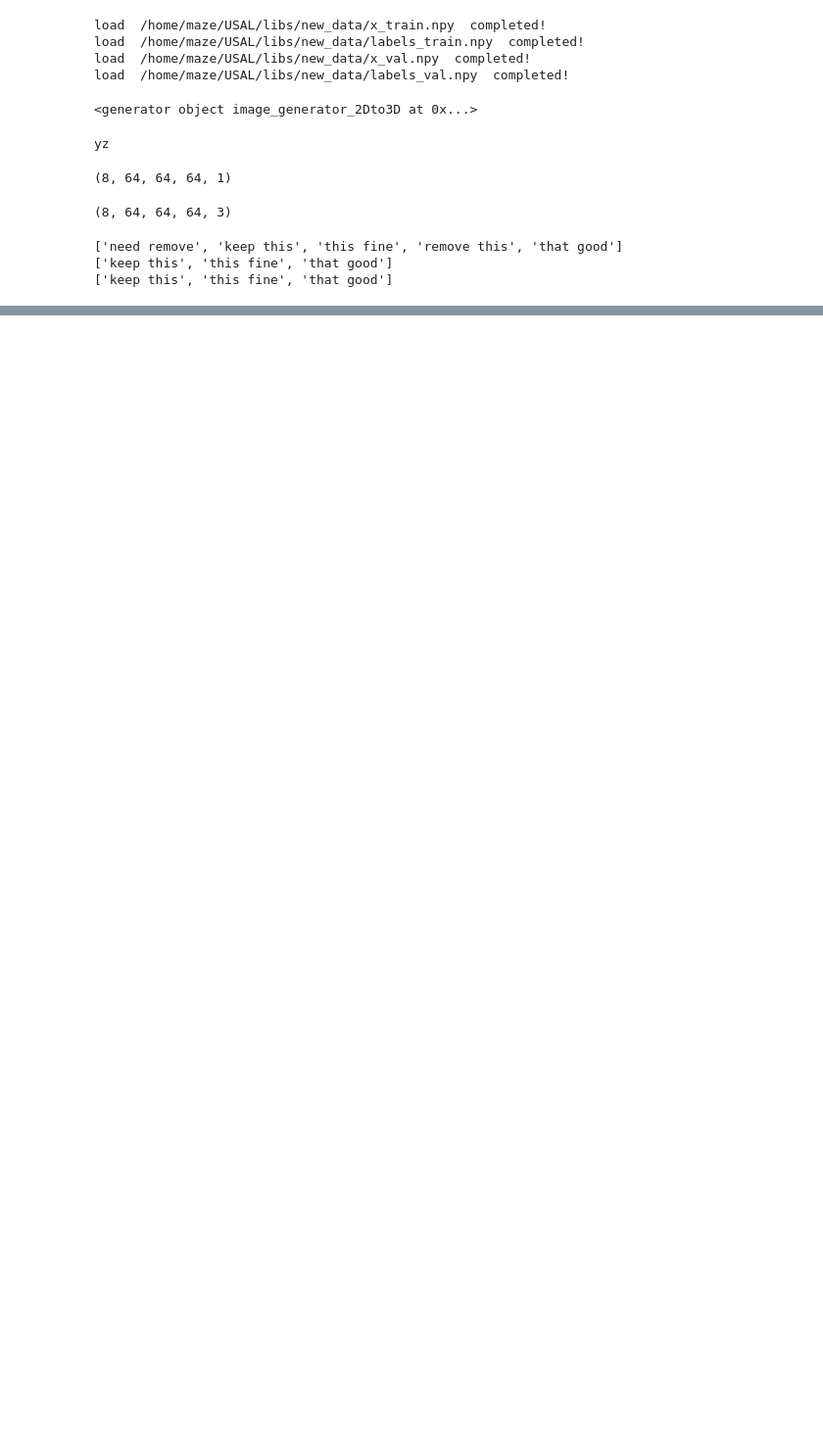
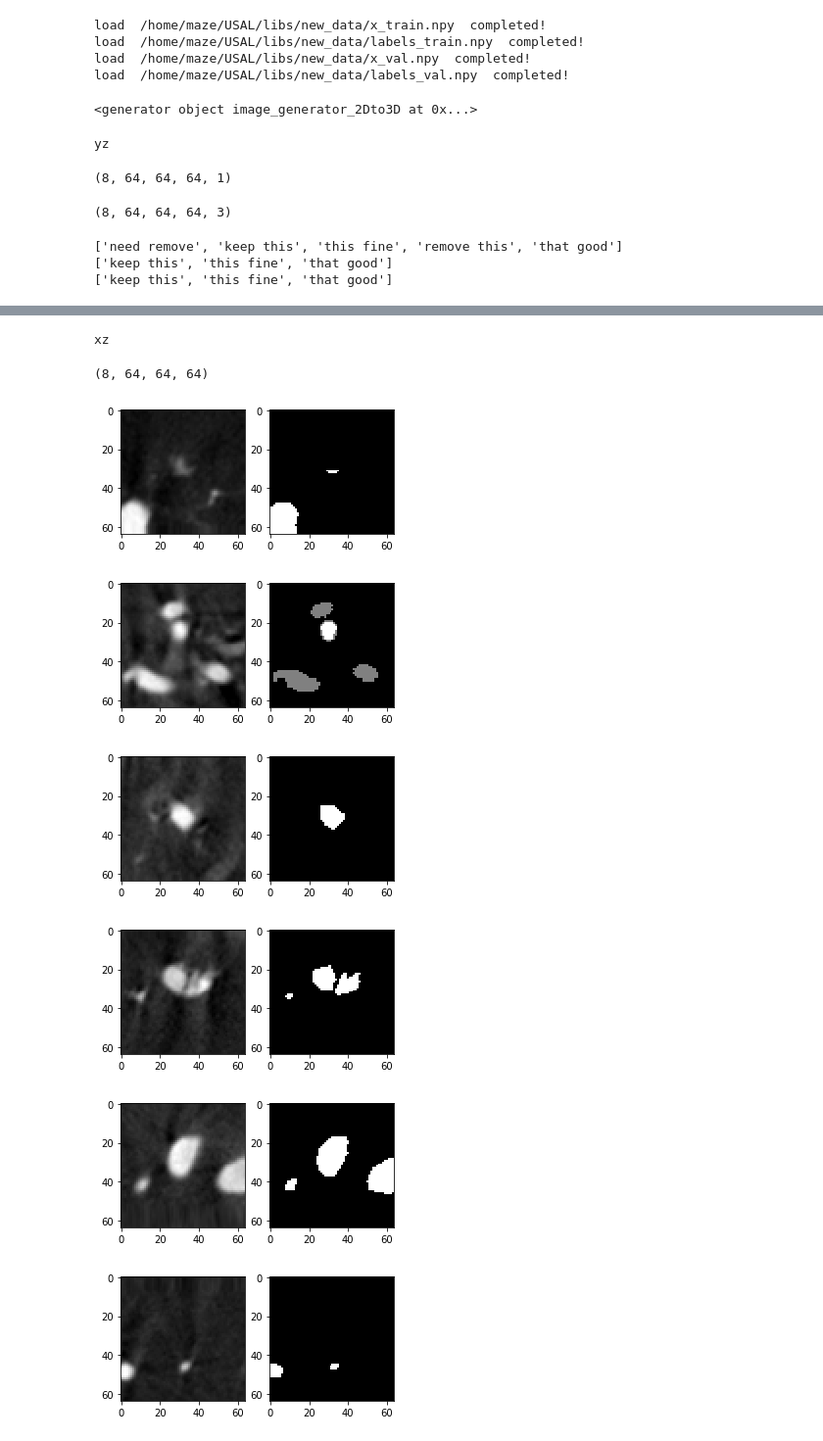
Before and after one commit to zem007/DeepLearning_lib, a Jupyter notebook: projects/dsa_3d_an_seg/playground.ipynb, the cells around one changed output, grey strips where cells are left out. Shown at 98% size. Saved outputs shown, nothing was run; the diff lists cells and outputs as text; code cells hidden in the pictures; blank space fills up the shorter version.

```diff
--- a/projects/dsa_3d_an_seg/playground.ipynb
+++ b/projects/dsa_3d_an_seg/playground.ipynb
@@ -312,0 +364,14 @@ print(A)
+# %%
+gen = image_generator_2Dto3D(data = x_train, label = labels_train, input_generator = keras_image_generator_2D(),
+                            class_num = 3, aug_planes = ['xz'], batch_size = 8, shuffle=False)
+# %%
+(x,y) = next(gen)
+# %% [output]
+xz
+# %%
+x = np.squeeze(x)
+x.shape
+# %% [output]
+(8, 64, 64, 64)
+# %%
+y = np.array(y, dtype='int')
@@ -312,0 +381,15 @@ print(A)
+# %%
+for i in range(8):
+    plt.figure(figsize = (5,150)) # x is spacing between images, and y is the showing size of images
+    plt.subplot(len(x), 2, 2*i+1)
+    plt.imshow(x[i,:,:,16], cmap = 'gray')
+    plt.subplot(len(x),2, 2*i + 2)
+    plt.imshow(y[i,:,:,16], cmap = 'gray')
+    plt.show()
+# %% [output]
+[figure, added]
+[figure, added]
+[figure, added]
+[figure, added]
+[figure, added]
+[figure, added]
```
Also changed, not shown: parts of 8 cells of this notebook, 30 other files.
